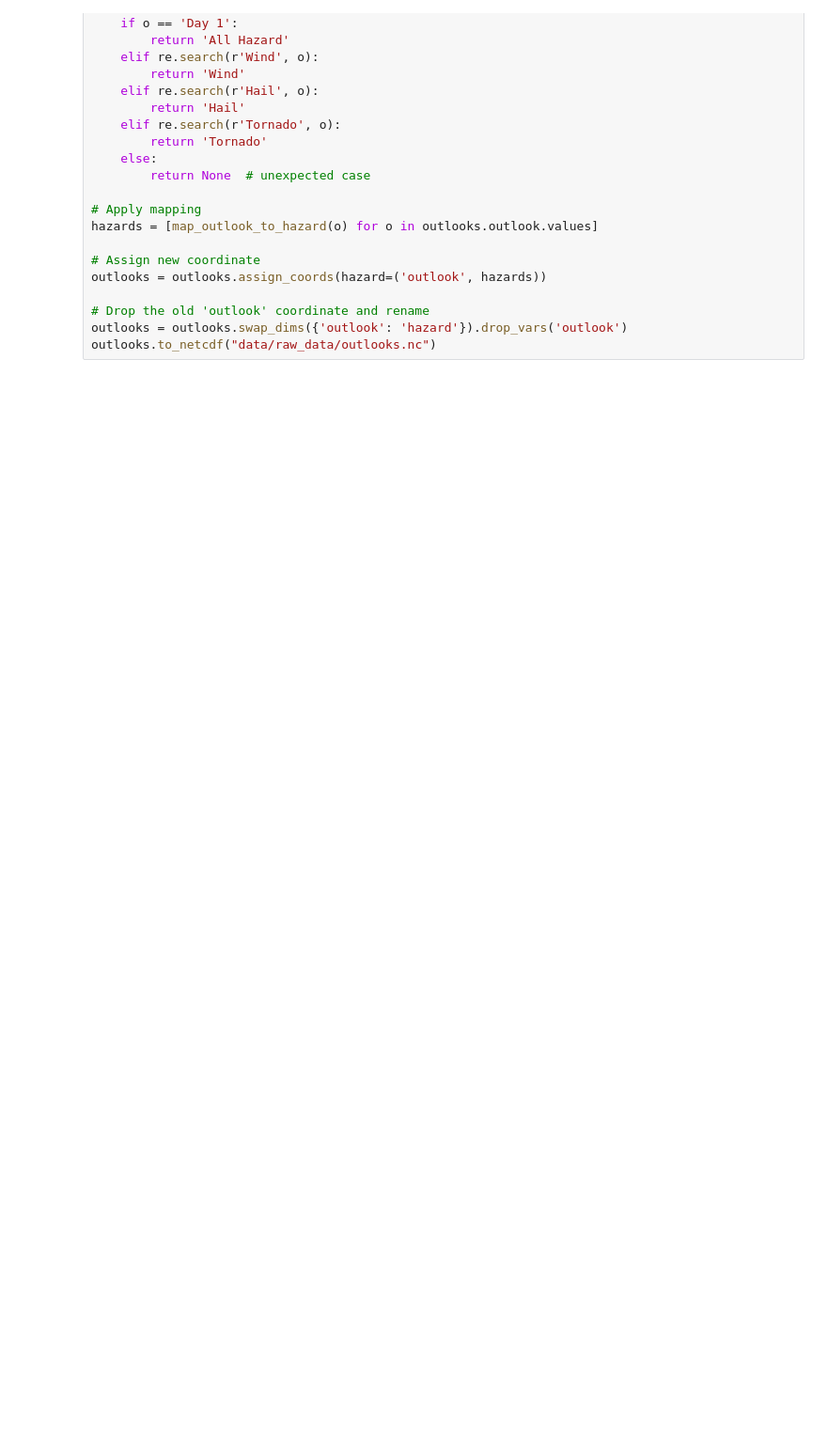
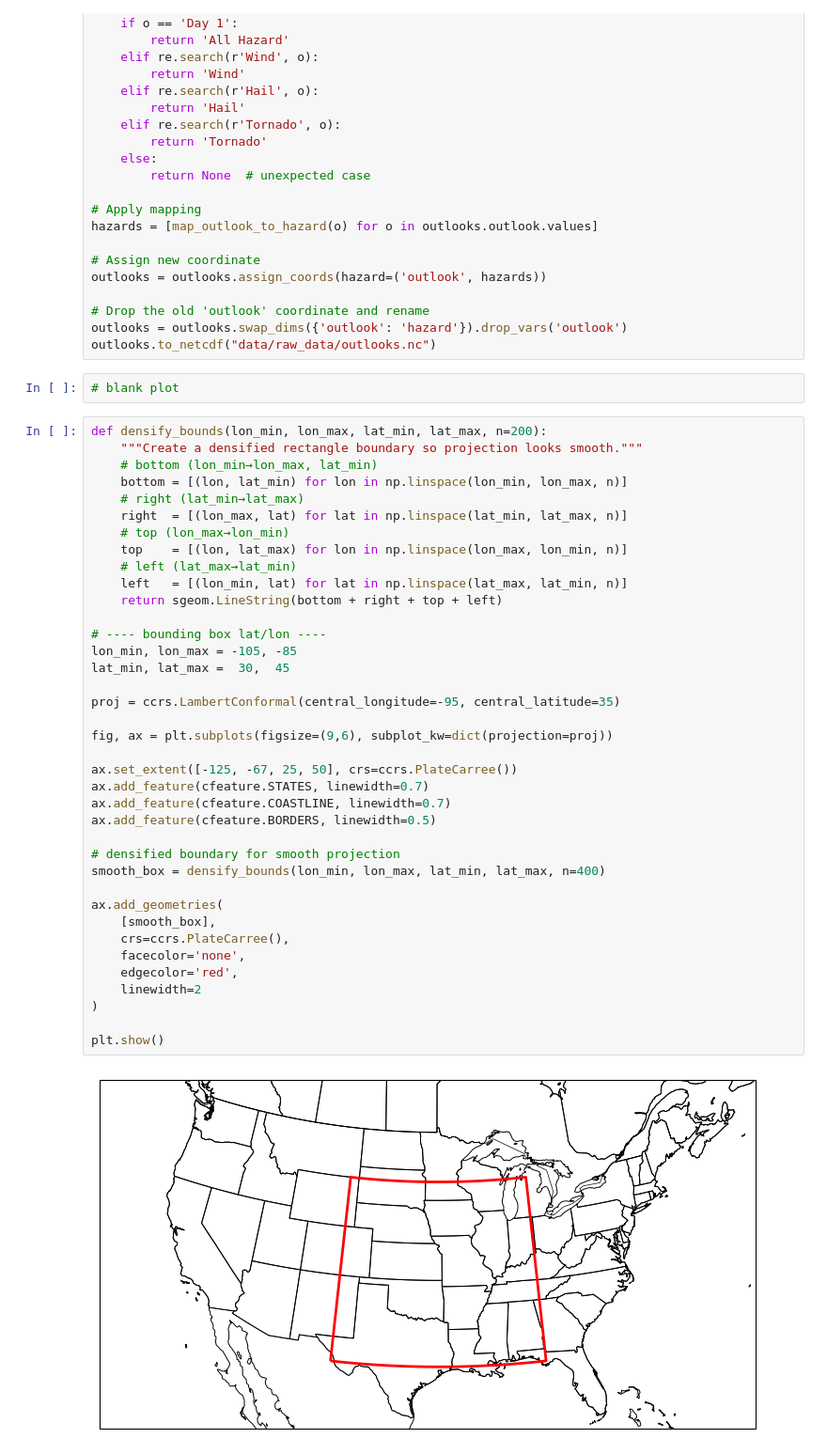
Before and after one commit to milesepstein13/convective_outlook_ml, a Jupyter notebook: investigate_days.ipynb, the cells around one changed output. Shown at 94% size. Saved outputs shown, nothing was run; the diff lists cells and outputs as text; blank space fills up the shorter version.

```diff
--- a/investigate_days.ipynb
+++ b/investigate_days.ipynb
@@ -439,3 +439,45 @@ outlooks = outlooks.assign_coords(hazard=('outlook', hazards))
 # Drop the old 'outlook' coordinate and rename
 outlooks = outlooks.swap_dims({'outlook': 'hazard'}).drop_vars('outlook')
 outlooks.to_netcdf("data/raw_data/outlooks.nc")
+# %%
+# blank plot
+# %%
+def densify_bounds(lon_min, lon_max, lat_min, lat_max, n=200):
+    """Create a densified rectangle boundary so projection looks smooth."""
+    # bottom (lon_min→lon_max, lat_min)
+    bottom = [(lon, lat_min) for lon in np.linspace(lon_min, lon_max, n)]
+    # right (lat_min→lat_max)
+    right  = [(lon_max, lat) for lat in np.linspace(lat_min, lat_max, n)]
+    # top (lon_max→lon_min)
+    top    = [(lon, lat_max) for lon in np.linspace(lon_max, lon_min, n)]
+    # left (lat_max→lat_min)
+    left   = [(lon_min, lat) for lat in np.linspace(lat_max, lat_min, n)]
+    return sgeom.LineString(bottom + right + top + left)
+
+# ---- bounding box lat/lon ----
+lon_min, lon_max = -105, -85
+lat_min, lat_max =  30,  45
+
+proj = ccrs.LambertConformal(central_longitude=-95, central_latitude=35)
+
+fig, ax = plt.subplots(figsize=(9,6), subplot_kw=dict(projection=proj))
+
+ax.set_extent([-125, -67, 25, 50], crs=ccrs.PlateCarree())
+ax.add_feature(cfeature.STATES, linewidth=0.7)
+ax.add_feature(cfeature.COASTLINE, linewidth=0.7)
+ax.add_feature(cfeature.BORDERS, linewidth=0.5)
+
+# densified boundary for smooth projection
+smooth_box = densify_bounds(lon_min, lon_max, lat_min, lat_max, n=400)
+
+ax.add_geometries(
+    [smooth_box],
+    crs=ccrs.PlateCarree(),
+    facecolor='none',
+    edgecolor='red',
+    linewidth=2
+)
+
+plt.show()
+# %% [output]
+[figure, added]
```
Also changed, not shown: 37 other files.
